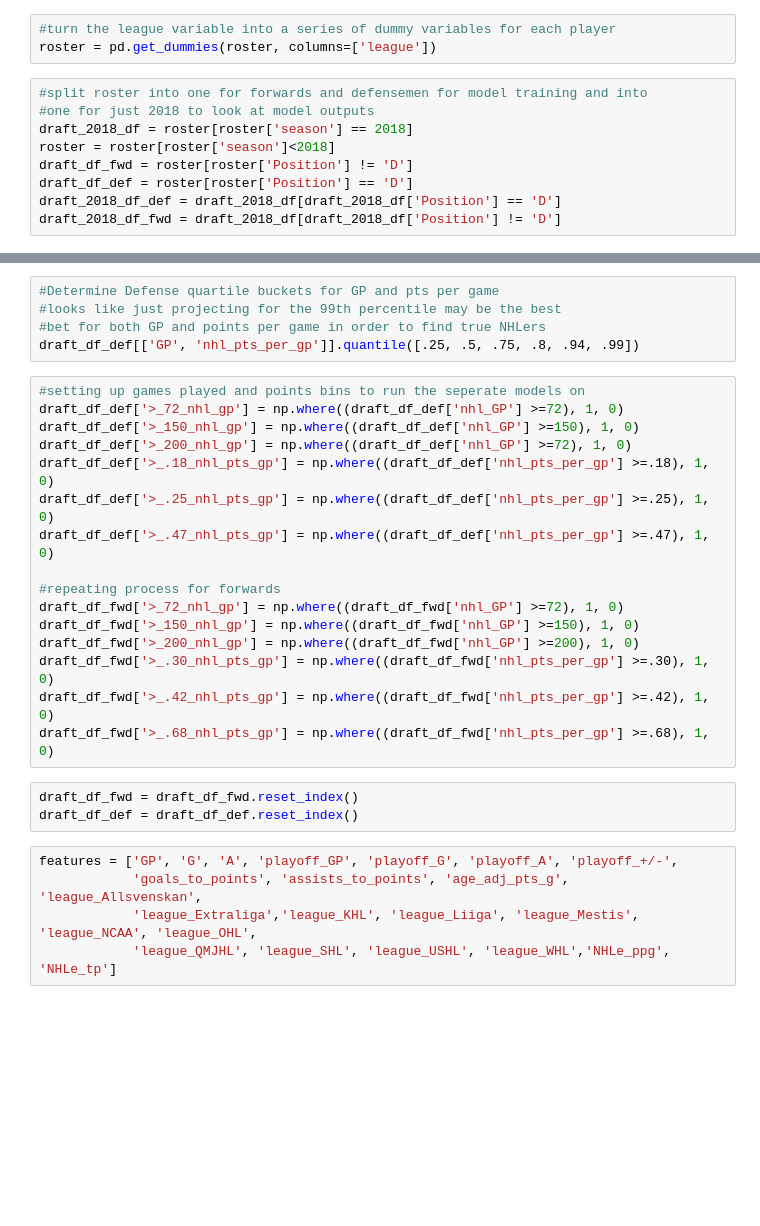
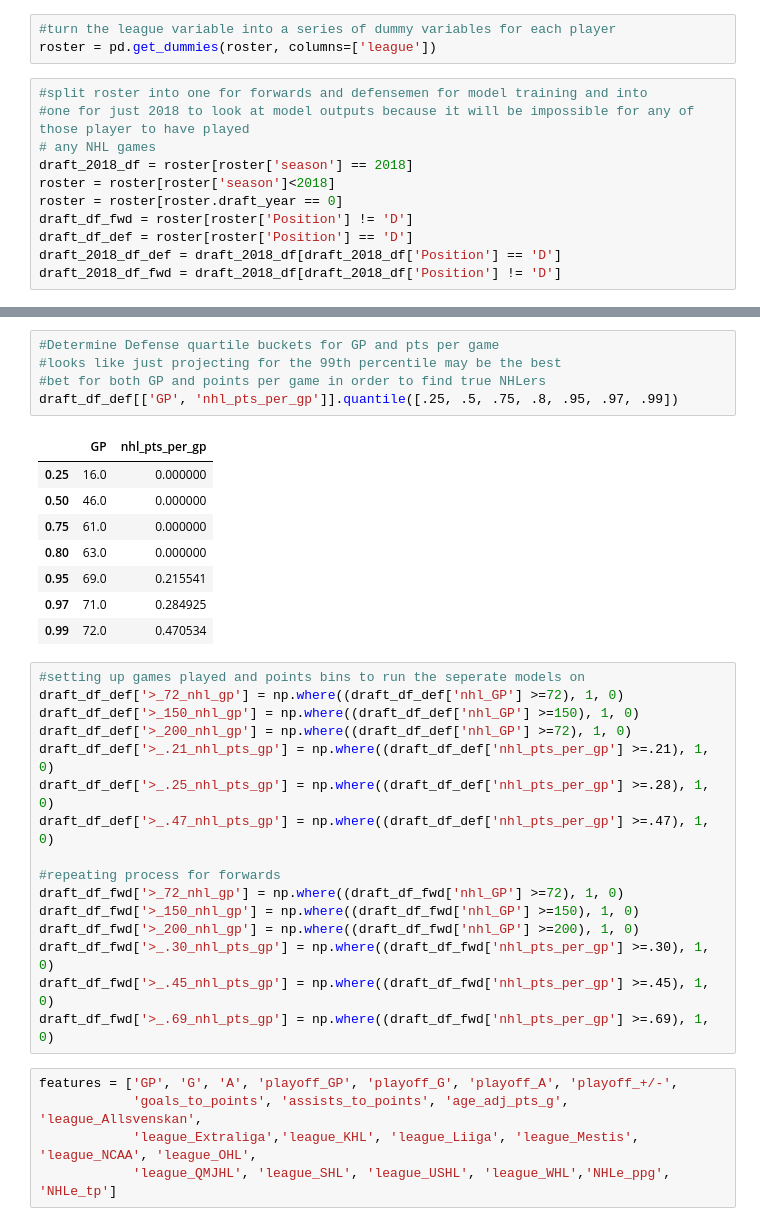
Before and after one commit to Schmoegurt/prospectmodel, a Jupyter notebook: Prospect Model.ipynb, the cells around one changed output, grey strips where cells are left out. Cells and saved outputs as stored; diff of their text form; blank space fills up the shorter version.

Commit message:
code to train models cleaned up. All are trained and stored in dict

```diff
--- a/Prospect Model.ipynb
+++ b/Prospect Model.ipynb
@@ -156,9 +152,11 @@ roster[['HT', 'WT', 'GP', 'G', 'A', 'TP', 'PIM', 'playoff_GP', 'playoff_G', 'pla
 roster = pd.get_dummies(roster, columns=['league'])
 # %%
 #split roster into one for forwards and defensemen for model training and into
-#one for just 2018 to look at model outputs
+#one for just 2018 to look at model outputs because it will be impossible for any of those player to have played
+# any NHL games
 draft_2018_df = roster[roster['season'] == 2018]
 roster = roster[roster['season']<2018]
+roster = roster[roster.draft_year == 0]
 draft_df_fwd = roster[roster['Position'] != 'D']
 draft_df_def = roster[roster['Position'] == 'D']
 draft_2018_df_def = draft_2018_df[draft_2018_df['Position'] == 'D']
@@ -169,15 +175,24 @@ draft_df_fwd[['GP', 'nhl_pts_per_gp']].quantile([.25, .5, .75, .95, .96, .97, .9
 # %%
 #Determine Defense quartile buckets for GP and pts per game
 #looks like just projecting for the 99th percentile may be the best
 #bet for both GP and points per game in order to find true NHLers
-draft_df_def[['GP', 'nhl_pts_per_gp']].quantile([.25, .5, .75, .8, .94, .99])
+draft_df_def[['GP', 'nhl_pts_per_gp']].quantile([.25, .5, .75, .8, .95, .97, .99])
+# %% [output]
+|  | GP | nhl_pts_per_gp |
+| 0.25 | 16.0 | 0.000000 |
+| 0.50 | 46.0 | 0.000000 |
+| 0.75 | 61.0 | 0.000000 |
+| 0.80 | 63.0 | 0.000000 |
+| 0.95 | 69.0 | 0.215541 |
+| 0.97 | 71.0 | 0.284925 |
+| 0.99 | 72.0 | 0.470534 |
 # %%
 #setting up games played and points bins to run the seperate models on
 draft_df_def['>_72_nhl_gp'] = np.where((draft_df_def['nhl_GP'] >=72), 1, 0)
 draft_df_def['>_150_nhl_gp'] = np.where((draft_df_def['nhl_GP'] >=150), 1, 0)
 draft_df_def['>_200_nhl_gp'] = np.where((draft_df_def['nhl_GP'] >=72), 1, 0)
-draft_df_def['>_.18_nhl_pts_gp'] = np.where((draft_df_def['nhl_pts_per_gp'] >=.18), 1, 0)
-draft_df_def['>_.25_nhl_pts_gp'] = np.where((draft_df_def['nhl_pts_per_gp'] >=.25), 1, 0)
+draft_df_def['>_.21_nhl_pts_gp'] = np.where((draft_df_def['nhl_pts_per_gp'] >=.21), 1, 0)
+draft_df_def['>_.25_nhl_pts_gp'] = np.where((draft_df_def['nhl_pts_per_gp'] >=.28), 1, 0)
 draft_df_def['>_.47_nhl_pts_gp'] = np.where((draft_df_def['nhl_pts_per_gp'] >=.47), 1, 0)
 
 #repeating process for forwards
@@ -185,11 +200,8 @@ draft_df_fwd['>_72_nhl_gp'] = np.where((draft_df_fwd['nhl_GP'] >=72), 1, 0)
 draft_df_fwd['>_150_nhl_gp'] = np.where((draft_df_fwd['nhl_GP'] >=150), 1, 0)
 draft_df_fwd['>_200_nhl_gp'] = np.where((draft_df_fwd['nhl_GP'] >=200), 1, 0)
 draft_df_fwd['>_.30_nhl_pts_gp'] = np.where((draft_df_fwd['nhl_pts_per_gp'] >=.30), 1, 0)
-draft_df_fwd['>_.42_nhl_pts_gp'] = np.where((draft_df_fwd['nhl_pts_per_gp'] >=.42), 1, 0)
-draft_df_fwd['>_.68_nhl_pts_gp'] = np.where((draft_df_fwd['nhl_pts_per_gp'] >=.68), 1, 0)
+draft_df_fwd['>_.45_nhl_pts_gp'] = np.where((draft_df_fwd['nhl_pts_per_gp'] >=.45), 1, 0)
+draft_df_fwd['>_.69_nhl_pts_gp'] = np.where((draft_df_fwd['nhl_pts_per_gp'] >=.69), 1, 0)
-# %%
-draft_df_fwd = draft_df_fwd.reset_index()
-draft_df_def = draft_df_def.reset_index()
 # %%
 features = ['GP', 'G', 'A', 'playoff_GP', 'playoff_G', 'playoff_A', 'playoff_+/-',
             'goals_to_points', 'assists_to_points', 'age_adj_pts_g', 'league_Allsvenskan',
```
Also changed, not shown: parts of 25 cells of this notebook.
